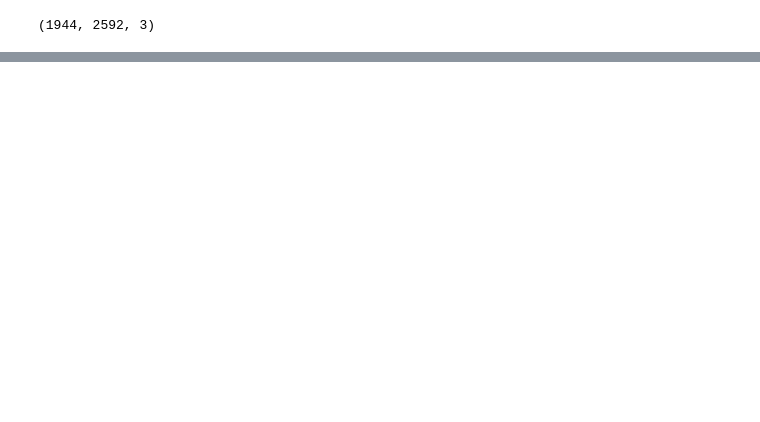
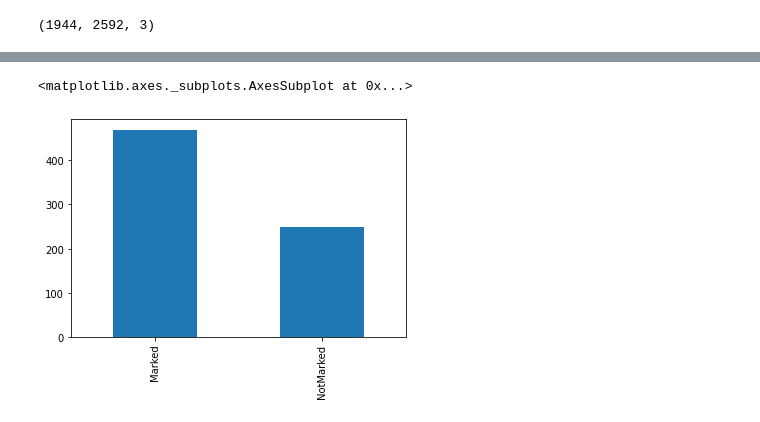
Before and after one commit to mishty-ray/marked-beetle-analysis-1, a Jupyter notebook: efficientnet.ipynb, the cells around one changed output, grey strips where cells are left out. Cells and saved outputs as stored; diff of their text form; code cells hidden in the pictures; blank space fills up the shorter version.

```diff
--- a/efficientnet.ipynb
+++ b/efficientnet.ipynb
@@ -89,0 +137,11 @@ image.shape
+# %%
+df["category"] = df["category"].replace({0: 'NotMarked', 1: 'Marked'})
+# %%
+train_df, validate_df = train_test_split(df, test_size = 0.10, random_state = 42, stratify = df['category'])
+train_df = train_df.reset_index(drop=True)
+validate_df = validate_df.reset_index(drop=True)
+# %%
+train_df['category'].value_counts().plot.bar()
+# %% [output]
+<matplotlib.axes._subplots.AxesSubplot at 0x...>
+[figure, added]
```
Also changed, not shown: parts of 23 cells of this notebook.
